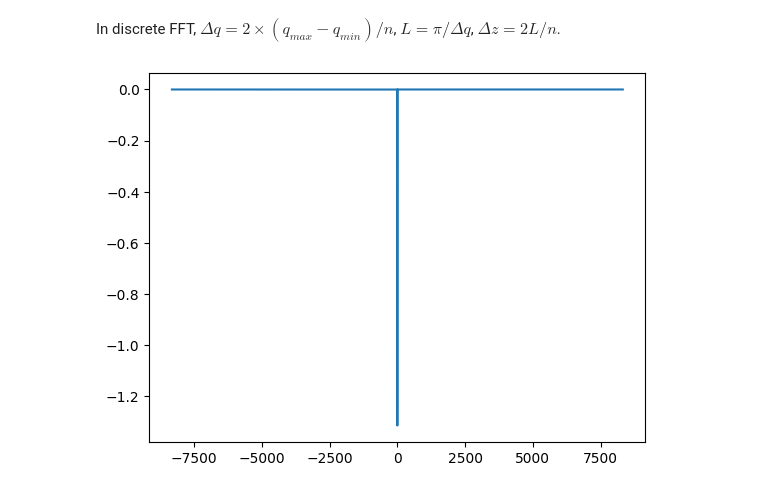
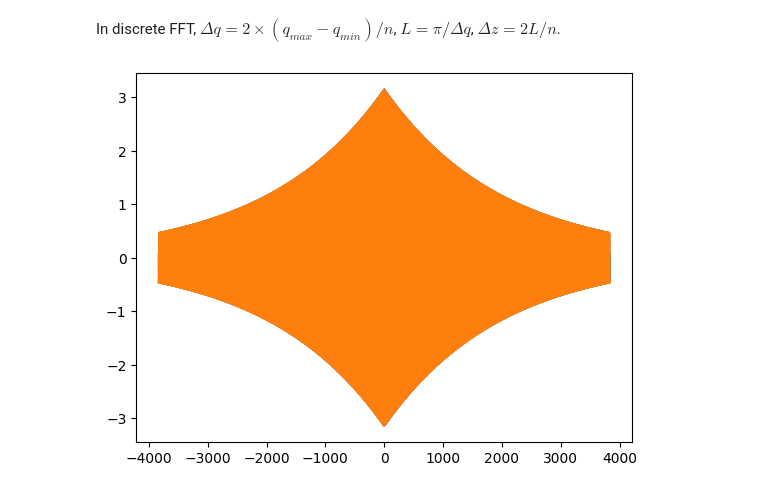
Before and after one commit to ClaudioQTM/2D_array, a Jupyter notebook: src/W_state/W_state_FFT.ipynb, the cells around one changed output. Saved outputs shown, nothing was run; the diff lists cells and outputs as text; code cells hidden in the pictures.

Commit message:
updated band gap plots and W state FFT plot

```diff
--- a/src/W_state/W_state_FFT.ipynb
+++ b/src/W_state/W_state_FFT.ipynb
@@ -219,13 +218,16 @@ def W_k_sp_grid(
 # %%
 from scipy.integrate import quad_vec
 
-r_para = np.array([-75, 30])
-p_para = np.array([60, 50])
+#r_para = np.array([-74, 30])
+#p_para = np.array([60, 50])
+
+r_para = np.array([0, 0])
+p_para = np.array([0, 0])
 E1 = 204 / 2
 E = 205
 Q_para = np.array([0, 0])
 sigma_func_period = sigma_func_period_numba
-Zc = 0
+Zc = 5
 q_min, q_max = q_bounds(E, r_para, Q_para, square_lattice)
 
 
@@ -263,55 +265,33 @@ q_grid, value_grid = W_k_sp_grid(
     p_para,
     E1,
     E,
     Q_para,
     Zc,
     square_lattice,
     sigma_func_period,
     n_points,
     eta=0.001,
 )
 dq = q_grid[1] - q_grid[0]
 L = np.pi / dq  # Nyquist limit
 
 z_grid = 2 * np.pi * np.fft.fftfreq(n_points, d=dq)
 
 # value_grid_ifft = (q_max-q_min)*ifft(value_grid)
 value_grid_ifft = n_points * dq * ifft(value_grid)
 value_grid_ifft *= np.exp(1j * q_grid[0] * z_grid)
 
 # Only compare where the q grid resolves exp(i q z) with several samples per period.
 nyquist_z = np.pi / dq
 min_samples_per_period = 8
 resolved_z = 2 * np.pi / (min_samples_per_period * dq)
 keep = np.abs(z_grid) <= resolved_z
-trusted_idx = np.flatnonzero(keep)
-sample_idx = trusted_idx[:: max(1, len(trusted_idx) // 100)]
-z_sample = z_grid[sample_idx]
-"""
-quad_result = []
-quad_err = []
-for z_val in z_sample:
-    val, err = quad_FT(
-        r_para,
-        p_para,
-        Zc,
-        z_val,
-        E1,
-        E,
-        Q_para,
-        square_lattice,
-        sigma_func_period,
-        eta=0.001,
-    )
-    quad_result.append(val)
-    quad_err.append(err)
-quad_result = np.asarray(quad_result)
-quad_err = np.asarray(quad_err)
-"""
+
+
 plot_idx = np.argsort(z_grid[keep])
 plt.plot(z_grid[keep][plot_idx], np.real(value_grid_ifft[keep][plot_idx]))
 plt.plot(z_grid[keep][plot_idx], np.imag(value_grid_ifft[keep][plot_idx]))
 # plt.plot(z_sample, np.abs(quad_result), "o")
 plt.show()
 # %% [output]
-[figure, old version]
+[figure, new version]
```
Also changed, not shown: parts of 6 cells of this notebook, 4 other files.
